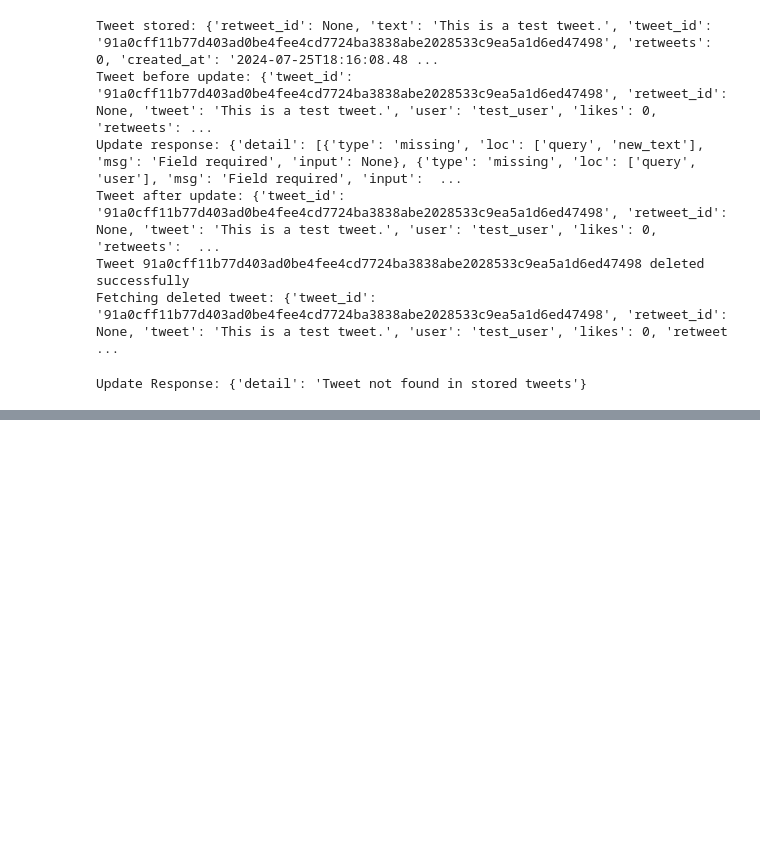
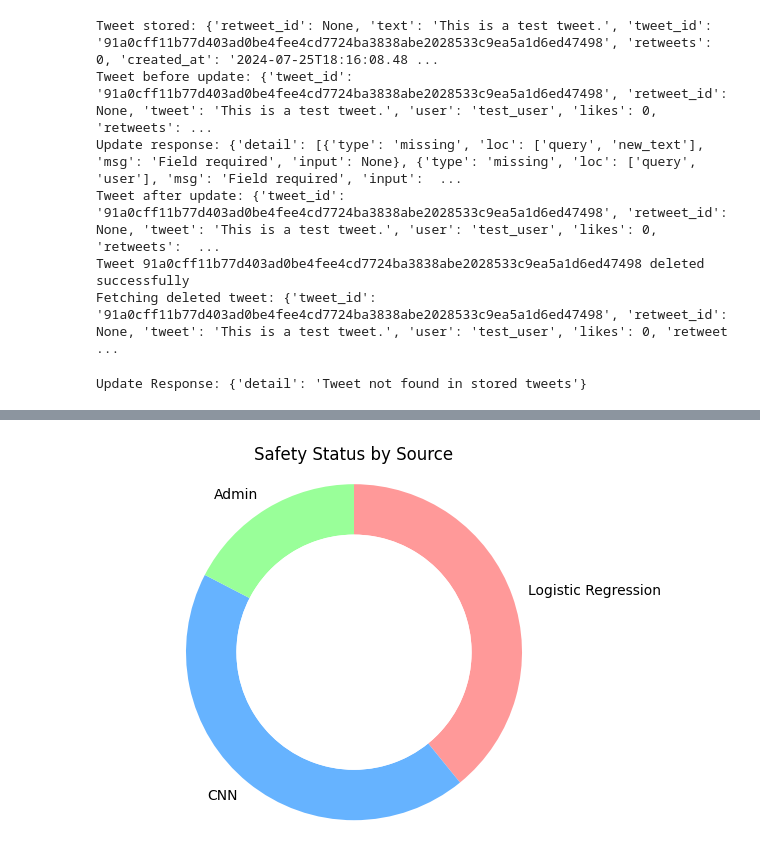
Before and after one commit to EPITA-LLMforHateSpeech/filtered-twitter, a Jupyter notebook: frontend/user_simulation.ipynb, the cells around one changed output, grey strips where cells are left out. Saved outputs shown, nothing was run; the diff lists cells and outputs as text; code cells hidden in the pictures; blank space fills up the shorter version.

```diff
--- a/my_Twitter/frontend/user_simulation.ipynb
+++ b/frontend/user_simulation.ipynb
@@ -972,3 +972,5 @@ update_response = update_tweet(tweet_id, new_text, user)
 print("Update Response:", update_response)
 # %% [output]
 Update Response: {'detail': 'Tweet not found in stored tweets'}
+# %%
+tweets = fetch_all_tweets()
@@ -974,0 +1016,33 @@ Update Response: {'detail': 'Tweet not found in stored tweets'}
+# %%
+import matplotlib.pyplot as plt
+
+def create_donut_chart(data):
+    labels = list(data.keys())
+    sizes = list(data.values())
+    colors = ['#ff9999','#66b3ff','#99ff99']
+
+    fig, ax = plt.subplots()
+    ax.pie(sizes, labels=labels, colors=colors, startangle=90, counterclock=False, wedgeprops=dict(width=0.3))
+
+    # Draw circle for donut shape
+    centre_circle = plt.Circle((0,0),0.70,fc='white')
+    fig.gca().add_artist(centre_circle)
+
+    plt.title('Safety Status by Source')
+    plt.axis('equal')  # Equal aspect ratio ensures that pie is drawn as a circle.
+    plt.show()
+# %%
+def main():
+    # Fetch all tweets
+    tweets = fetch_all_tweets()
+
+    # Process data
+    safety_status_data = process_safety_status_data(tweets)
+
+    # Create donut chart
+    create_donut_chart(safety_status_data)
+
+if __name__ == "__main__":
+    main()
+# %% [output]
+[figure, added]
```
Also changed, not shown: parts of 3 cells of this notebook, 49 other files.
